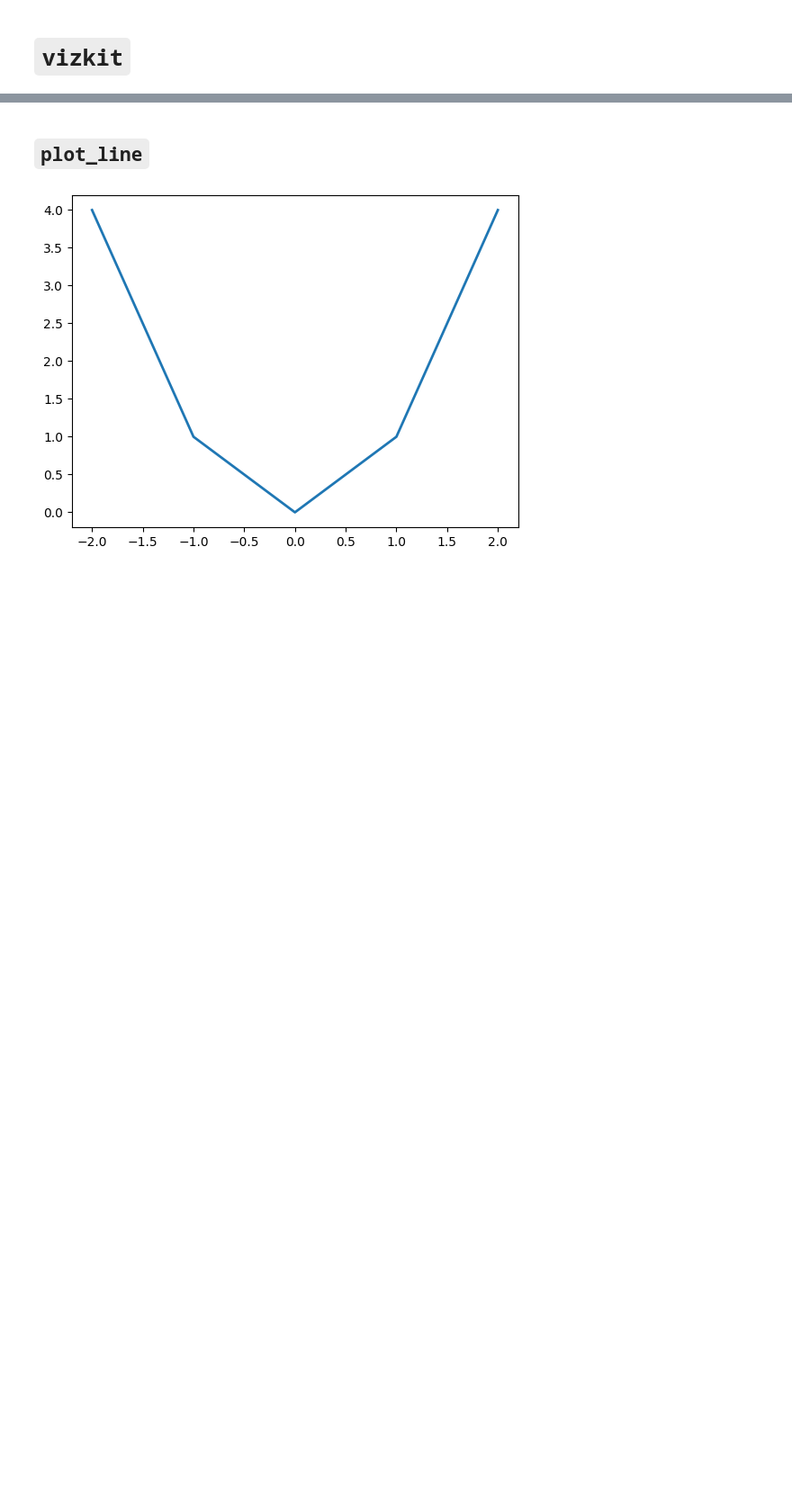
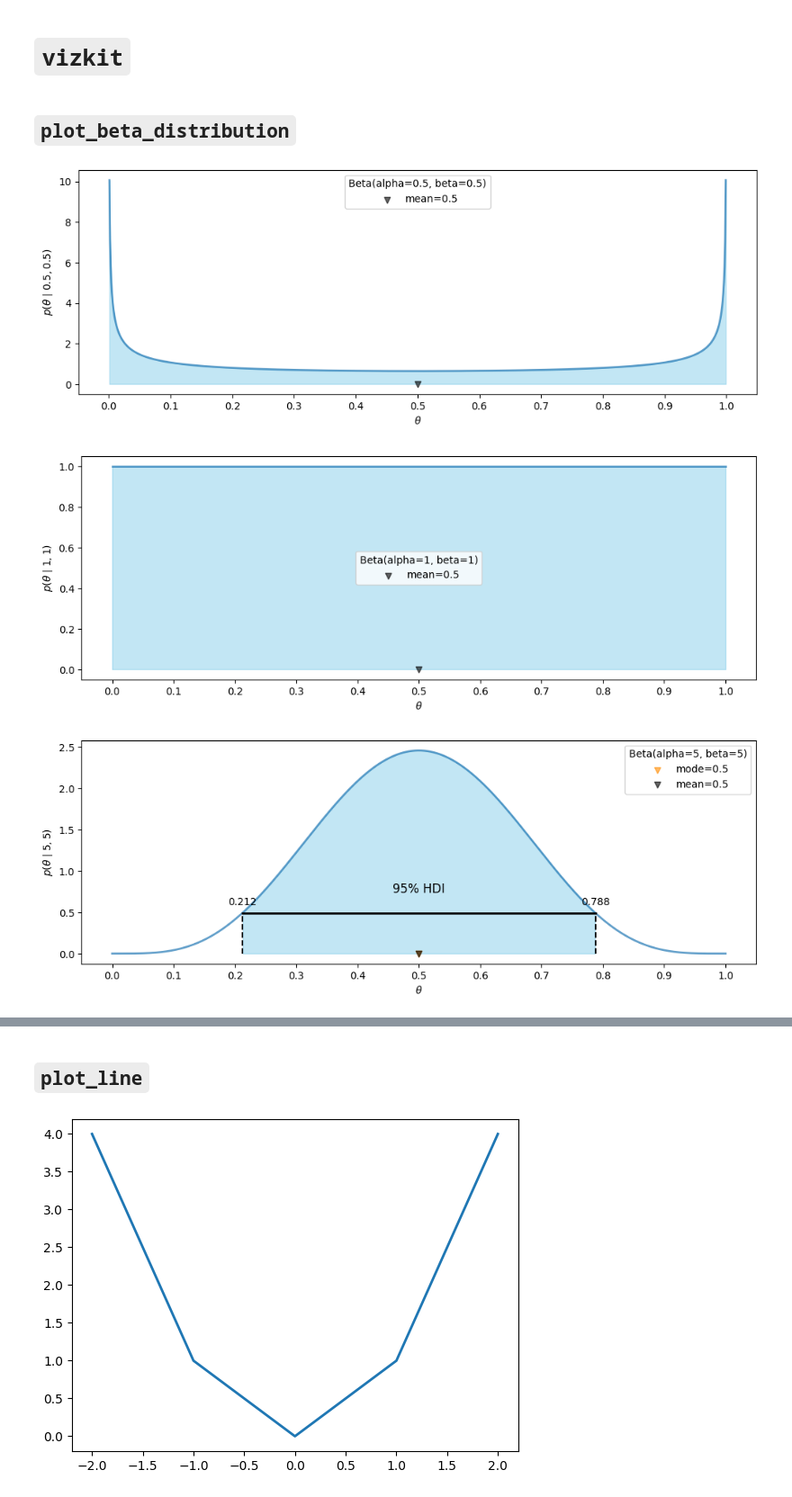
Before and after one commit to estripling/onekit, a Jupyter notebook: docs/source/vizkit.ipynb, the cells around one changed output, grey strips where cells are left out. Shown at 90% size. Drawn from its saved outputs; the diff is of its cells as text; code cells hidden in the pictures; blank space fills up the shorter version.

```diff
--- a/docs/source/vizkit.ipynb
+++ b/docs/source/vizkit.ipynb
@@ -11,0 +14,19 @@ from onekit import vizkit as vk
+# %% [markdown]
+## `plot_beta_distribution`
+# %%
+for alpha, beta, hdi_prob in [
+    (0.5, 0.5, 0.95),
+    (1, 1, 0.95),
+    (5, 5, 0.95),
+    (6, 14, 0.95),
+    (21, 12, 0.95),
+    (21, 12, 0.90),
+    (210, 120, 0.80),
+]:
+    _, ax = plt.subplots(1, 1, figsize=(12, 4))
+    ax = vk.plot_beta_distribution(alpha, beta, hdi_prob, ax=ax)
+    plt.show()
+# %% [output]
+[figure, added]
+[figure, added]
+[figure, added]
```
Also changed, not shown: parts of 2 cells of this notebook, 9 other files.
